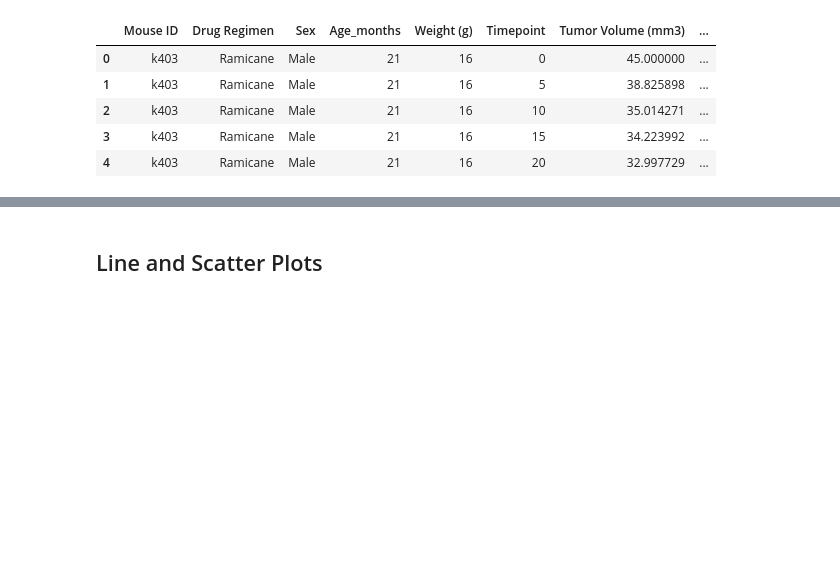
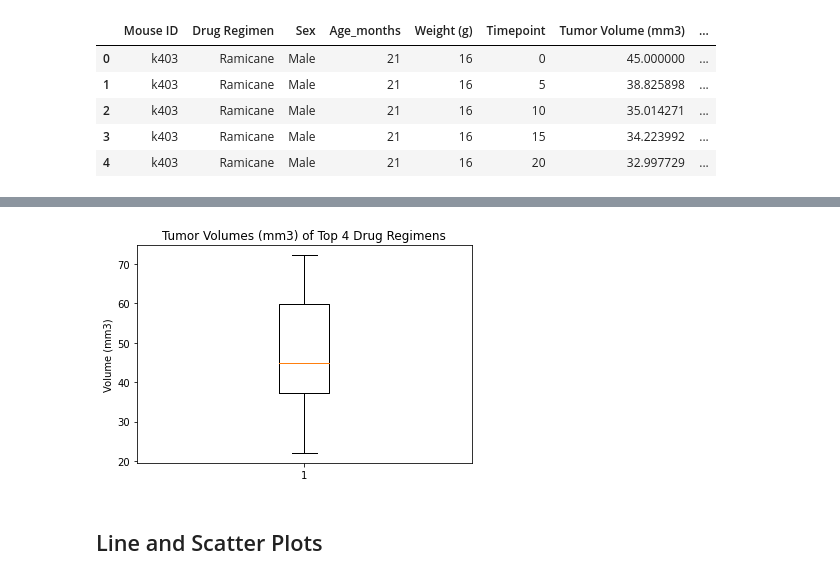
Before and after one commit to danijmartin/matplotlib-challenge, a Jupyter notebook: pymaceuticals.ipynb, the cells around one changed output, grey strips where cells are left out. Cells and saved outputs as stored; diff of their text form; code cells hidden in the pictures; blank space fills up the shorter version.

Commit message:
Filtered for top 4 regimen and calculated outliers

```diff
--- a/pymaceuticals.ipynb
+++ b/pymaceuticals.ipynb
@@ -175,0 +191,32 @@ treatments = [Capomulin, Ramicane, Infubinol, Ceftamin]
+# %%
+# Put treatments into a list for for loop (and later for plot labels)
+
+drug_list=['Capomulin', 'Ramicane', 'Infubinol', 'Ceftamin']
+
+# Locate the rows which contain mice on each drug and get the tumor volumes
+
+max_tumors = combined_with_max[['Mouse ID',
+                                'Drug Regimen',
+                               'Tumor Volume (mm3)',
+                                'Timepoint']].loc[(combined_with_max['Max Timepoint'] == combined_with_max['Timepoint']) &
+                                                 (combined_with_max['Drug Regimen'].isin(drug_list))]
+print(max_tumors)
+
+# Calculate the IQR and quantitatively determine if there are any potential outliers.
+
+quartiles = max_tumors['Tumor Volume (mm3)'].quantile([0.25, 0.75])
+lowerq = quartiles[0.25]
+upperq = quartiles[0.75]
+iqr = upperq - lowerq
+lower_bound = lowerq - (1.5*iqr)
+upper_bound = upperq + (1.5*iqr)
+
+# Determine outliers using upper and lower bounds
+
+potential_outliers = []
+
+for tumor in max_tumors['Tumor Volume (mm3)']:
+    if  tumor < lower_bound or tumor > upper_bound:
+        potential_outliers.append(tumor)
+
+print(f'There are potentially {len(potential_outliers)} outliers')
@@ -176,5 +239,12 @@ treatments = [Capomulin, Ramicane, Infubinol, Ceftamin]
 # %%
 # Generate a box plot of the final tumor volume of each mouse across four regimens of interest
+
+plt.boxplot(max_tumors['Tumor Volume (mm3)'])
+plt.title('Tumor Volumes (mm3) of Top 4 Drug Regimens')
+plt.ylabel('Volume (mm3)')
+plt.show()
+# %% [output]
+[figure, added]
 # %% [markdown]
 ## Line and Scatter Plots
 # %%
```
Also changed, not shown: parts of 8 cells of this notebook.
